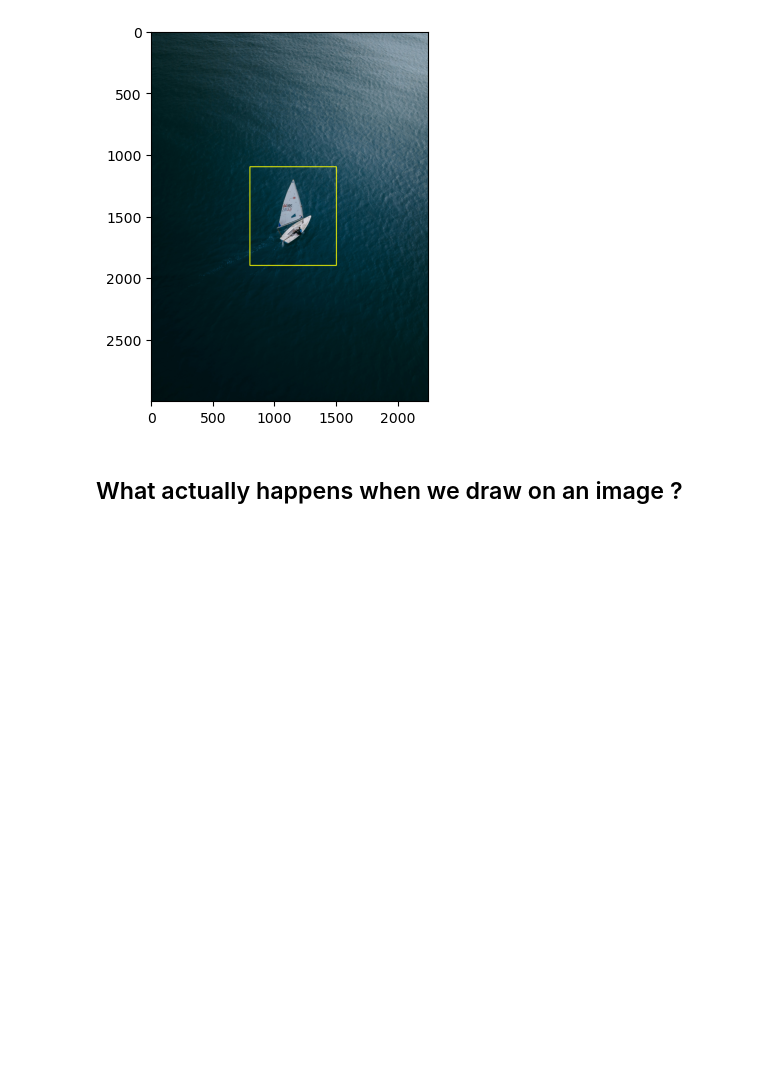
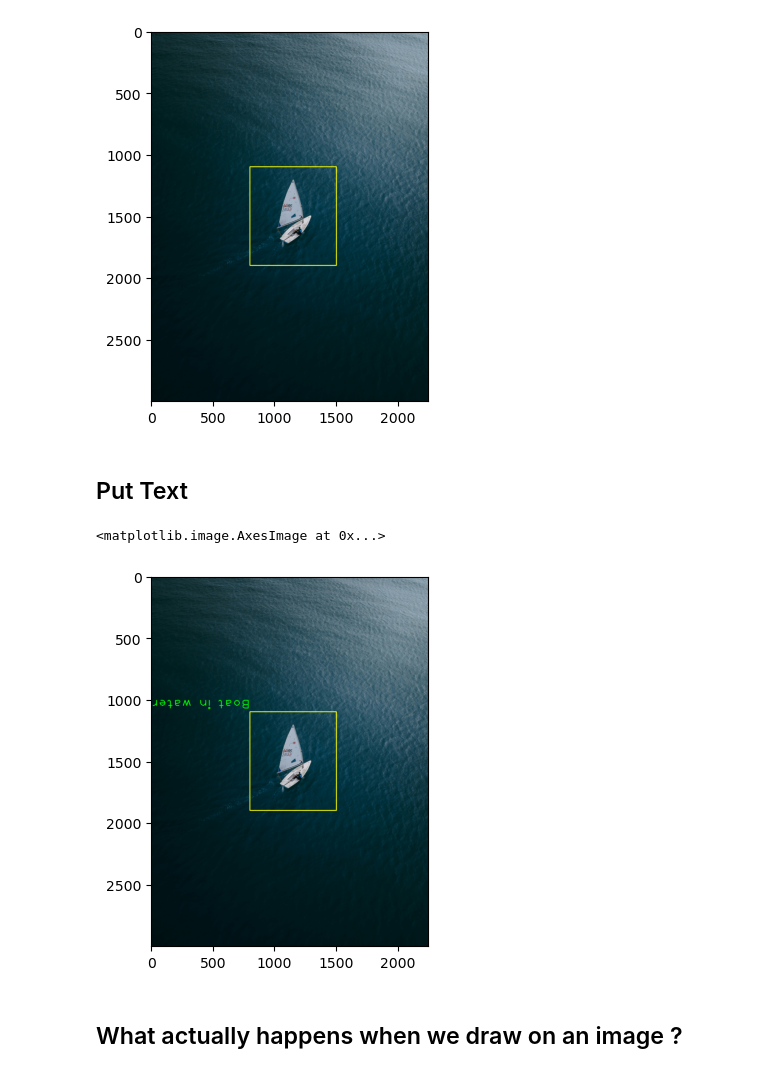
Before and after one commit to gouherdanish/image_processing_concepts, a Jupyter notebook: 2_image_annotations.ipynb, the cells around one changed output. Drawn from its saved outputs; the diff is of its cells as text; code cells hidden in the pictures; blank space fills up the shorter version.

Commit message:
Added text annotations in Notebook 2

```diff
--- a/2_image_annotations.ipynb
+++ b/2_image_annotations.ipynb
@@ -41,6 +41,22 @@ plt.imshow(img_rect)
 # %% [output]
 <matplotlib.image.AxesImage at 0x...>
 [figure]
+# %% [markdown]
+## Put Text
+# %%
+text = 'Boat in water'
+fontScale = -7
+fontFace = cv2.FONT_HERSHEY_PLAIN
+fontColor = (0,255,0)
+fontThickness = 5
+org = (800,1000)
+# %%
+img_txt = img_rect.copy()
+img_txt = cv2.putText(img_txt,text=text,org=org,color=fontColor,fontScale=fontScale,thickness=fontThickness,fontFace=fontFace)
+plt.imshow(img_txt)
+# %% [output]
+<matplotlib.image.AxesImage at 0x...>
+[figure, added]
 # %% [markdown]
 ## What actually happens when we draw on an image ?
 # %%
```
Also changed, not shown: parts of 2 cells of this notebook.
